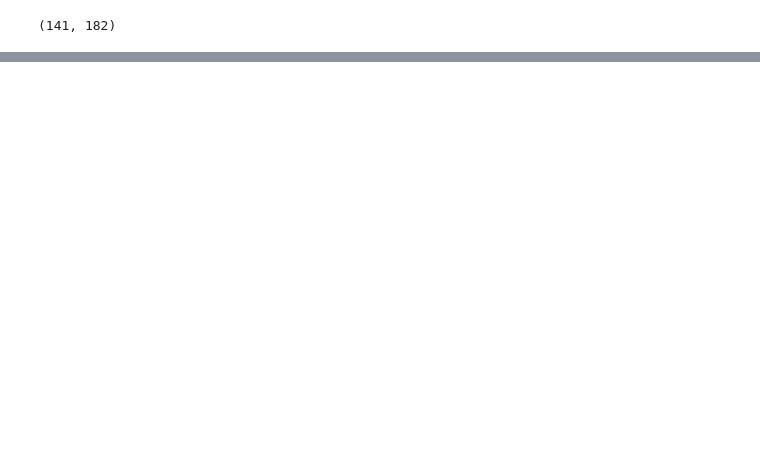
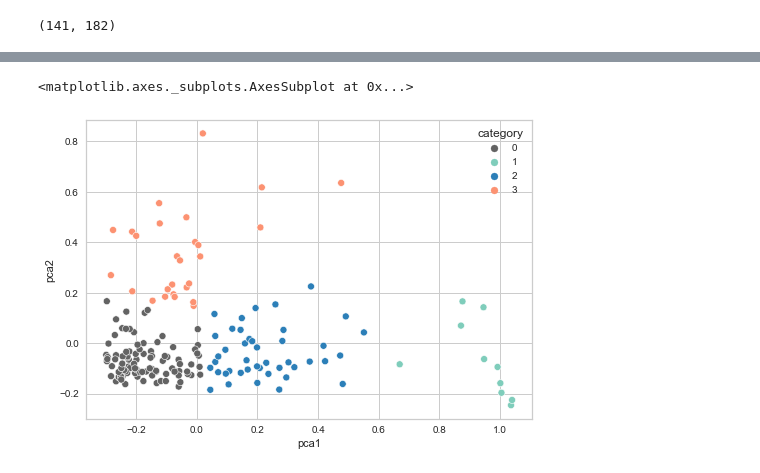
Before and after one commit to snoop2head/yonsei-exchange-program, a Jupyter notebook: cluster_departments_Kmeans.ipynb, the cells around one changed output, grey strips where cells are left out. Drawn from its saved outputs; the diff is of its cells as text; code cells hidden in the pictures; blank space fills up the shorter version.

```diff
--- a/cluster_departments_Kmeans.ipynb
+++ b/cluster_departments_Kmeans.ipynb
@@ -248,0 +157,7 @@ plt.scatter(centroids[:, 0], centroids[:, 1], c='red', s=50)
+# %%
+pca = PCA(n_components=2)
+pca_fit = pca.fit(x_data)
+# %%
+pca_result = pd.DataFrame(data=pca.fit_transform(x_data))
+# %%
+pca_result['category'] = model.labels_
@@ -248,0 +184,7 @@ plt.scatter(centroids[:, 0], centroids[:, 1], c='red', s=50)
+# %%
+pca_result = pca_result.rename(columns={0:'pca1', 1:'pca2'})
+# %%
+sns.scatterplot(data=pca_result, x='pca1', y='pca2', hue='category', palette=['#636363', '#7fcdbb', '#2c7fb8', '#fc9272'])
+# %% [output]
+<matplotlib.axes._subplots.AxesSubplot at 0x...>
+[figure, added]
```
Also changed, not shown: parts of 29 cells of this notebook.
